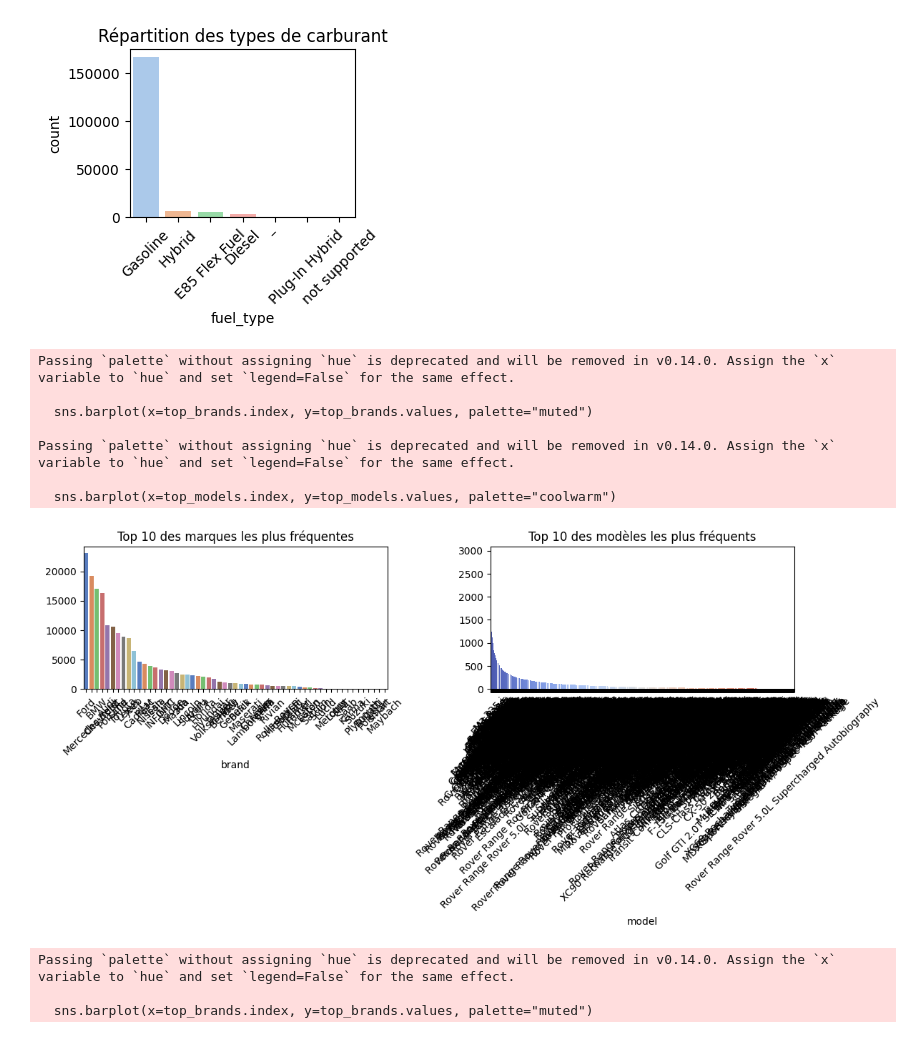
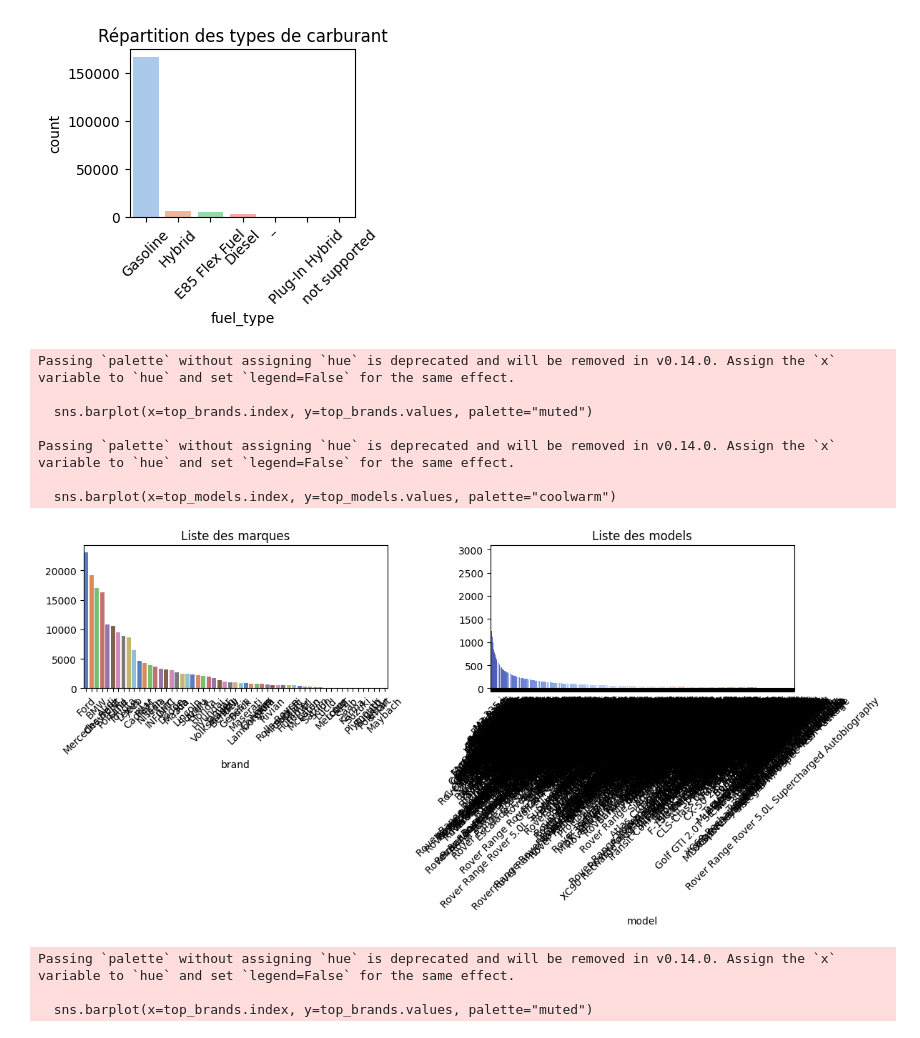
Before and after one commit to MarwaneLaghzaoui/Car-Price-Prediction, a Jupyter notebook: preprocessing.ipynb, the cells around one changed output. Saved outputs shown, nothing was run; the diff lists cells and outputs as text; code cells hidden in the pictures.

```diff
--- a/loading_data.ipynb
+++ b/preprocessing.ipynb
@@ -78,34 +78,34 @@ Passing `palette` without assigning `hue` is deprecated and will be removed in v
   sns.countplot(data=train_df, x="fuel_type", order=train_df["fuel_type"].value_counts().index, palette="pastel")
 [figure]
 # %%
-# plt.figure(figsize=(12, 8))
+plt.figure(figsize=(12, 8))
 
 
-# # 2. Répartition des marques
-# plt.subplot(2, 2, 1)
-# top_brands = train_df["brand"].value_counts()  # Prendre les 10 marques les plus fréquentes
-# sns.barplot(x=top_brands.index, y=top_brands.values, palette="muted")
-# plt.xticks(rotation=45)
-# plt.title("Top 10 des marques les plus fréquentes")
+# 2. Répartition des marques
+plt.subplot(2, 2, 1)
+top_brands = train_df["brand"].value_counts()  # Prendre les 10 marques les plus fréquentes
+sns.barplot(x=top_brands.index, y=top_brands.values, palette="muted")
+plt.xticks(rotation=45)
+plt.title("Liste des marques")
 
-# # 3. Répartition des modèles
-# plt.subplot(2, 2, 2)
-# top_models = train_df["model"].value_counts()  # Prendre les 10 modèles les plus fréquents
-# sns.barplot(x=top_models.index, y=top_models.values, palette="coolwarm")
-# plt.xticks(rotation=45)
-# plt.title("Top 10 des modèles les plus fréquents")
+# 3. Répartition des modèles
+plt.subplot(2, 2, 2)
+top_models = train_df["model"].value_counts()  # Prendre les 10 modèles les plus fréquents
+sns.barplot(x=top_models.index, y=top_models.values, palette="coolwarm")
+plt.xticks(rotation=45)
+plt.title("Liste des models")
 
 
-# # Ajuster l'affichage
-# plt.tight_layout()
-# plt.show()
+# Ajuster l'affichage
+plt.tight_layout()
+plt.show()
 # %% [output]
 Passing `palette` without assigning `hue` is deprecated and will be removed in v0.14.0. Assign the `x` variable to `hue` and set `legend=False` for the same effect.
 
   sns.barplot(x=top_brands.index, y=top_brands.values, palette="muted")
 
 Passing `palette` without assigning `hue` is deprecated and will be removed in v0.14.0. Assign the `x` variable to `hue` and set `legend=False` for the same effect.
 
   sns.barplot(x=top_models.index, y=top_models.values, palette="coolwarm")
-[figure, old version]
+[figure, new version]
 # %%
```
Also changed, not shown: parts of 7 cells of this notebook, 8 other files.
